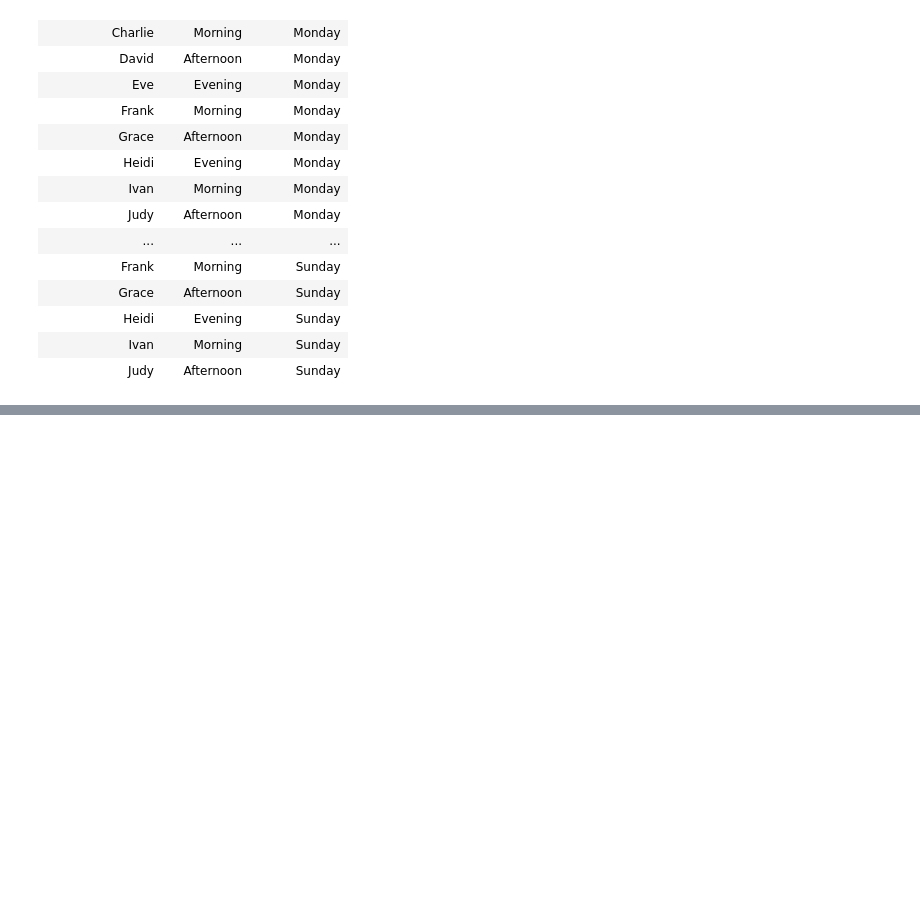
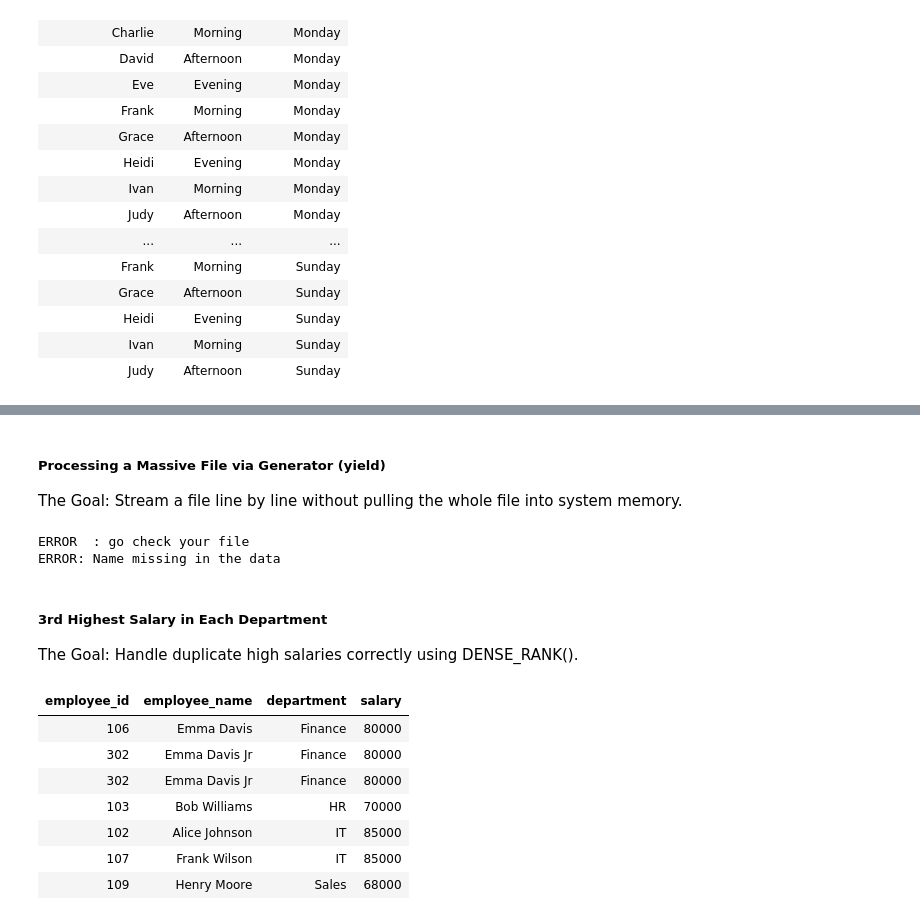
Before and after one commit to DilipMG/pyspark, a Jupyter notebook: Interview Preparartion/Interview Scenarios.ipynb, the cells around one changed output, grey strips where cells are left out. Cells and saved outputs as stored; diff of their text form; code cells hidden in the pictures; blank space fills up the shorter version.

```diff
--- a/Interview Preparartion/Interview Scenarios.ipynb
+++ b/Interview Preparartion/Interview Scenarios.ipynb
@@ -98,0 +192,27 @@ ORDER BY d.working_day_no, e.employee_name;
+# %% [markdown]
+##### Processing a Massive File via Generator (yield)
+The Goal: Stream a file line by line without pulling the whole file into system memory.
+# %%
+def read_large_file(file_path):
+    with open(file_path, 'r') as file:
+        for line in file:
+            yield line.strip()
+
+# Databricks compute runs in the cloud and cannot see your local Windows C:\ drive,
+# so a local path like C:\Users\dilip\massive_50gb_data.txt raises FileNotFoundError.
+# Upload the file to Databricks first (e.g. via Catalog > Create Volume, then upload
+# into the volume, or with the CLI: databricks fs cp massive_50gb_data.txt dbfs:/FileStore/),
+# then reference the cloud path here.
+
+# Usage in a processing pipeline
+for clean_line in read_large_file('/Volumes/workspace/default/landing_volume/massive_50gb_data.txt'):
+    # Process your line here without crashing the 8GB RAM machine
+    if "ERROR" in clean_line:
+        print(clean_line)
+# %% [output]
+ERROR  : go check your file
+ERROR: Name missing in the data
+# %% [markdown]
+#####  3rd Highest Salary in Each Department
+
+The Goal: Handle duplicate high salaries correctly using DENSE_RANK().
@@ -98,0 +245,23 @@ ORDER BY d.working_day_no, e.employee_name;
+# %%
+%sql
+WITH RankedSalaries AS (
+    SELECT
+        employee_id,
+        employee_name,
+        department,
+        salary,
+        DENSE_RANK() OVER (PARTITION BY department ORDER BY salary DESC) as rnk
+    FROM employees
+)
+SELECT employee_id,employee_name, department, salary
+FROM RankedSalaries
+WHERE rnk = 3;
+# %% [output]
+| employee_id | employee_name | department | salary |
+| 106 | Emma Davis | Finance | 80000 |
+| 302 | Emma Davis Jr | Finance | 80000 |
+| 302 | Emma Davis Jr | Finance | 80000 |
+| 103 | Bob Williams | HR | 70000 |
+| 102 | Alice Johnson | IT | 85000 |
+| 107 | Frank Wilson | IT | 85000 |
+| 109 | Henry Moore | Sales | 68000 |
```
Also changed, not shown: parts of 13 cells of this notebook.
